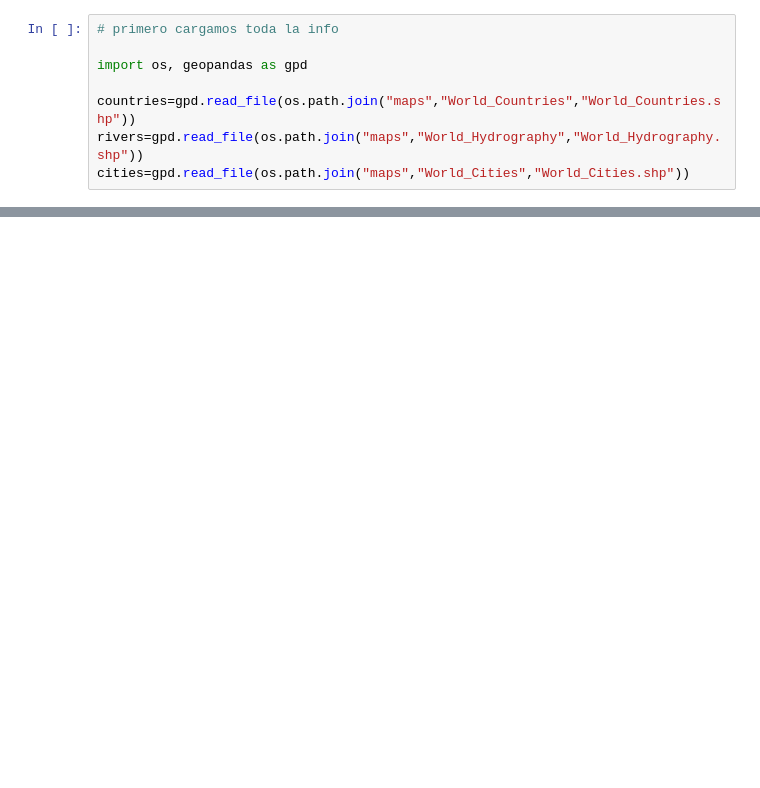
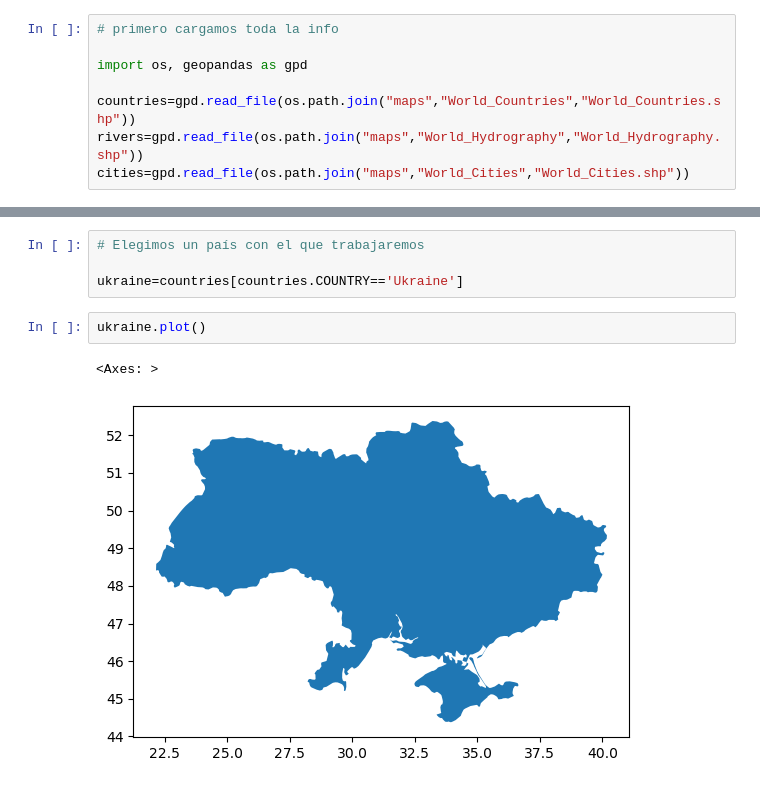
Before and after one commit to ZurinaGarcia/simpleplot, a Jupyter notebook: Untitled.ipynb, the cells around one changed output, grey strips where cells are left out. Cells and saved outputs as stored; diff of their text form; blank space fills up the shorter version.

```diff
--- a/Untitled.ipynb
+++ b/Untitled.ipynb
@@ -27,0 +102,9 @@ cities.plot()
+# %%
+# Elegimos un país con el que trabajaremos
+
+ukraine=countries[countries.COUNTRY=='Ukraine']
+# %%
+ukraine.plot()
+# %% [output]
+<Axes: >
+[figure, added]
```
Also changed, not shown: parts of 13 cells of this notebook.
